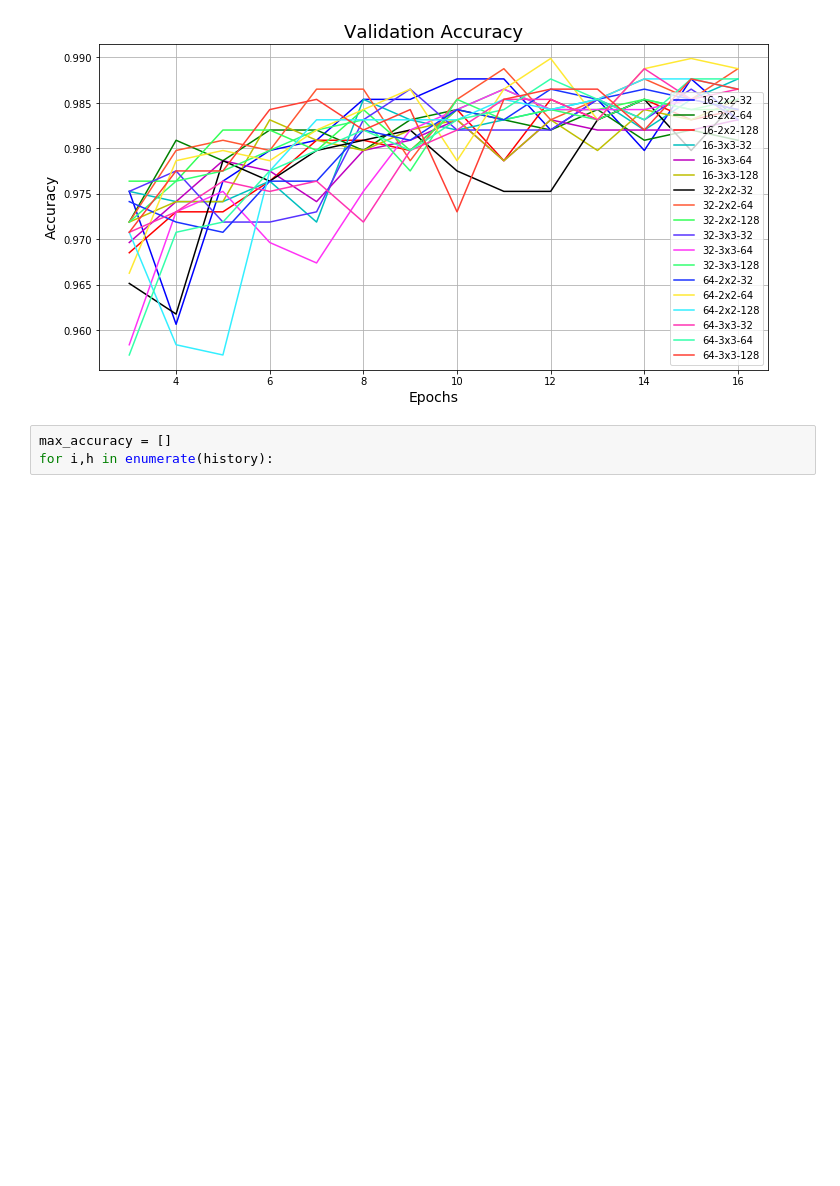
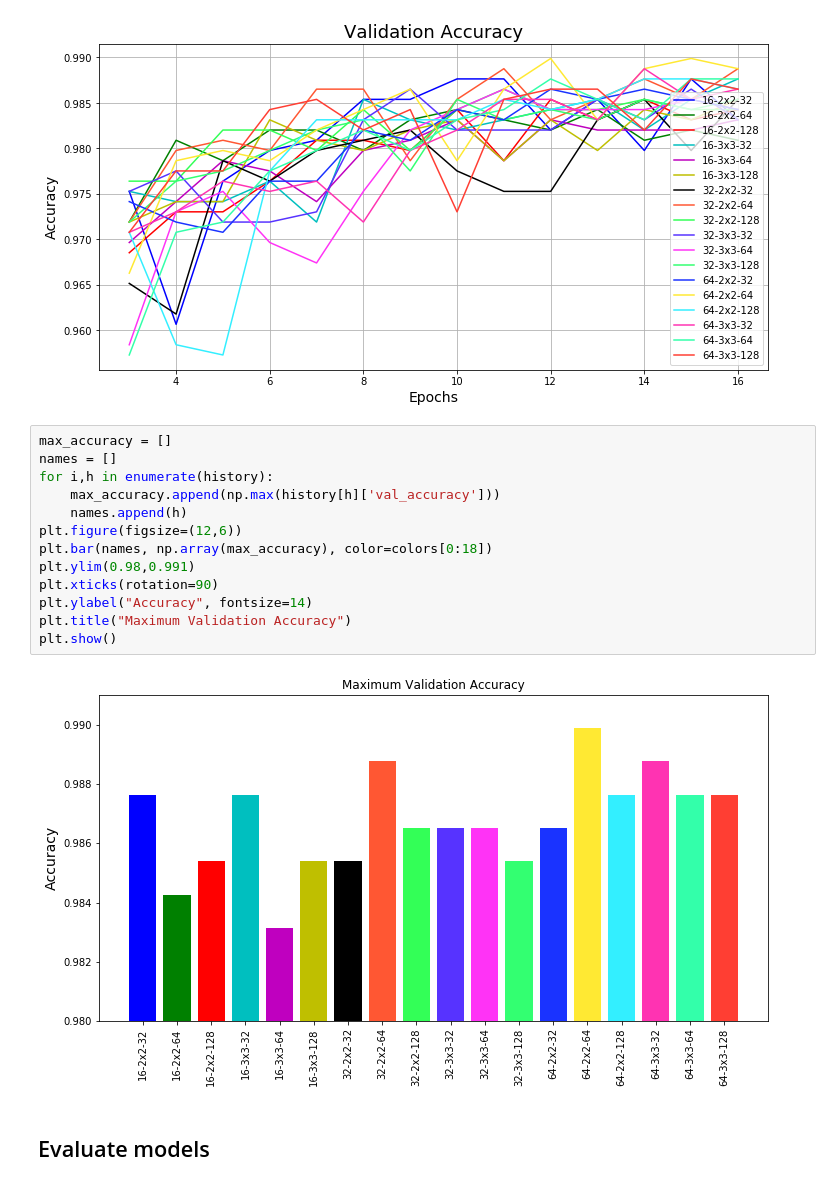
Before and after one commit to armadrigal/pneumonia, a Jupyter notebook: Notebook.ipynb, the cells around one changed output. Saved outputs shown, nothing was run; the diff lists cells and outputs as text; blank space fills up the shorter version.

```diff
--- a/Notebook.ipynb
+++ b/Notebook.ipynb
@@ -222,6 +223,20 @@ plt.legend()
 plt.show()
 # %% [output]
 [figure]
-# %%
-max_accuracy = []
-for i,h in enumerate(history):
+# %%
+max_accuracy = []
+names = []
+for i,h in enumerate(history):
+    max_accuracy.append(np.max(history[h]['val_accuracy']))
+    names.append(h)
+plt.figure(figsize=(12,6))
+plt.bar(names, np.array(max_accuracy), color=colors[0:18])
+plt.ylim(0.98,0.991)
+plt.xticks(rotation=90)
+plt.ylabel("Accuracy", fontsize=14)
+plt.title("Maximum Validation Accuracy")
+plt.show()
+# %% [output]
+[figure, added]
+# %% [markdown]
+## Evaluate models
```
Also changed, not shown: parts of 2 cells of this notebook.
